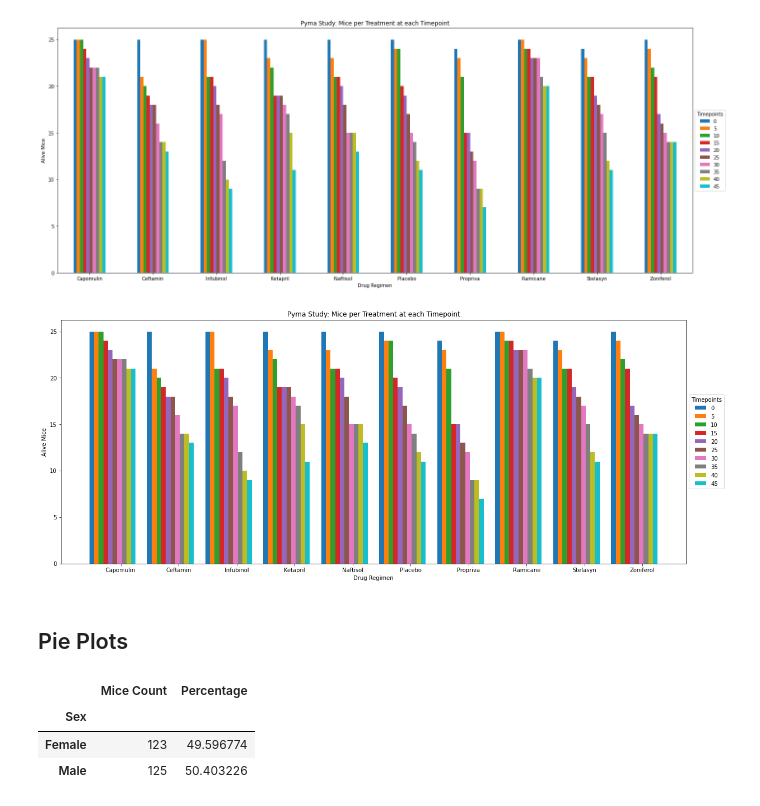
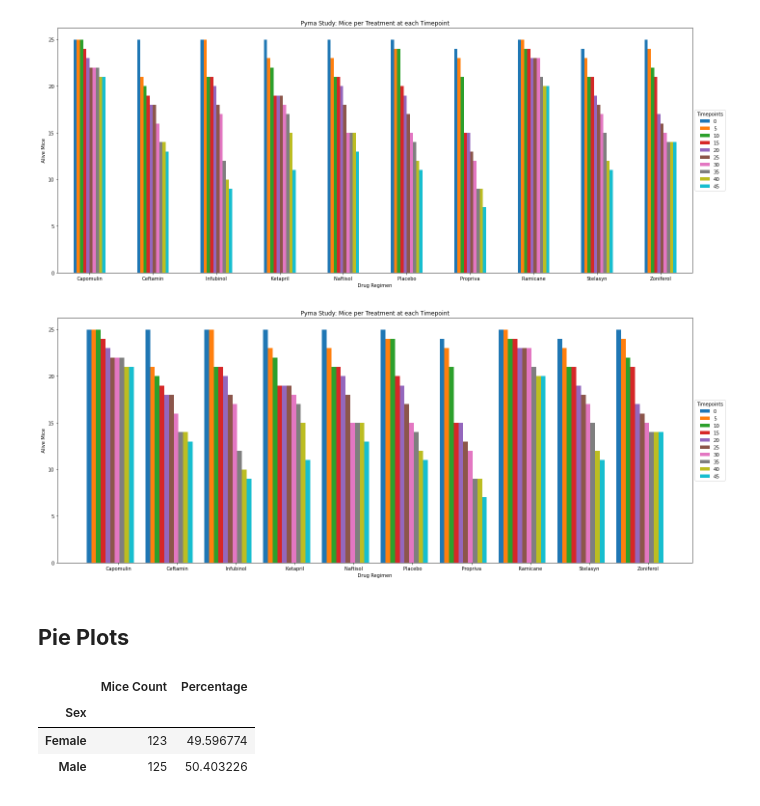
Before and after one commit to nataligracia/matplotlib_pharmaceuticals, a Jupyter notebook: PymaceuticalsScript.ipynb, the cells around one changed output. Cells and saved outputs as stored; diff of their text form; code cells hidden in the pictures.

```diff
--- a/PymaceuticalsScript.ipynb
+++ b/PymaceuticalsScript.ipynb
@@ -133,26 +148,28 @@ plt.show()
 # %%
 #Create Pyplot Bar Plot on the number of mice per timepoint for each drug regimen treatment
 fig, ax = plt.subplots(figsize=(20,8))
 xaxis = np.arange(len(bar))
 barwidth = 0.08
 
 for i, col in enumerate(bar.columns):
     plt.bar(xaxis+(-0.5+i*barwidth),bar[col],width=barwidth,label=col)
 
 #Rename x axis data to drug regimen treatments
 treatments = [value for value in xaxis]
 plt.xticks(treatments, ['Capomulin', 'Ceftamin', 'Infubinol', 'Ketapril', 'Naftisol', 'Placebo', 'Propriva', 'Ramicane', 'Stelasyn', 'Zoniferol'])
 
 #Format Pyplot Bar Plot
 plt.title("Pyma Study: Mice per Treatment at each Timepoint")
 plt.ylabel("Alive Mice")
 plt.xlabel("Drug Regimen")
 plt.legend(title="Timepoints",loc='center left',bbox_to_anchor=(1.0,0.5))
+plt.tight_layout()
+plt.savefig("Images/pyplot_bar_plot.png")
 plt.show()
 # %% [output]
-[figure, old version]
+[figure, new version]
-# %% [markdown]
-## Pie Plots
+# %% [markdown]
+## __Pie Plots__
 # %%
 #Calculate number of unique mice, which is 248
 uniquemice = study["Mouse ID"].nunique()
```
Also changed, not shown: parts of 21 cells of this notebook, 4 other files.
